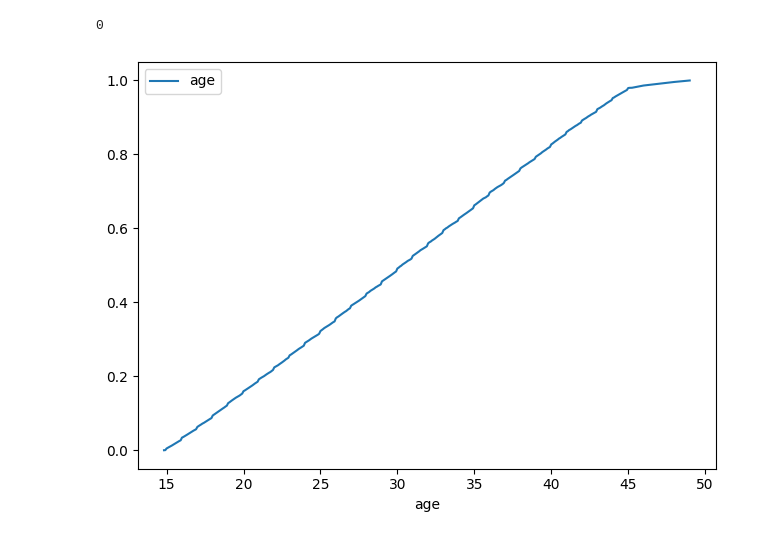
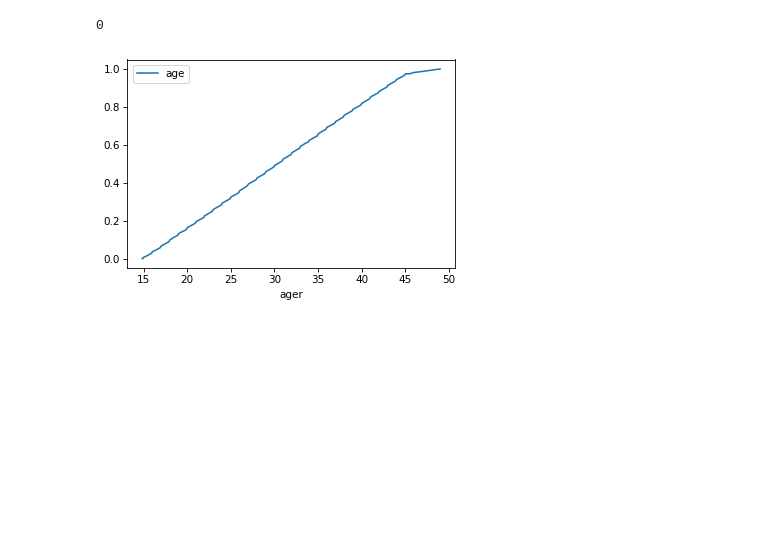
Before and after one commit to AllenDowney/MarriageNSFG, a Jupyter notebook: marriage_lifelines.ipynb, the cells around one changed output. Cells and saved outputs as stored; diff of their text form; code cells hidden in the pictures; blank space fills up the shorter version.

```diff
--- a/marriage_lifelines.ipynb
+++ b/marriage_lifelines.ipynb
@@ -23,3 +21,7 @@ random_seed = 12
+# %%
+# Make the figures smaller to save some screen real estate.
+plt.rcParams['figure.dpi'] = 75
+plt.rcParams['figure.figsize'] = [5, 3.5]
 # %%
 def set_palette(*args, **kwds):
     """Set the matplotlib color cycler.
@@ -143,4 +126,0 @@ with shelve.open('sf_map') as d:
-# %%
-palette = set_palette('hls', 6)
-PlotSurvivalFunctions(sf_map)
-decorate()
@@ -229,11 +207,11 @@ missing.sum()
 # %% [output]
 0
 # %%
-cdf = Cdf.from_seq(sample['age'], name='age')
+cdf = Cdf.from_seq(sample['ager'], name='age')
 cdf.plot()
 decorate()
 # %% [output]
-[figure, old version]
+[figure, new version]
 # %%
 cdf = Cdf.from_seq(sample['agemarry'], name='agemarry')
 cdf.plot()
```
Also changed, not shown: parts of 35 cells of this notebook, 1 other file.
